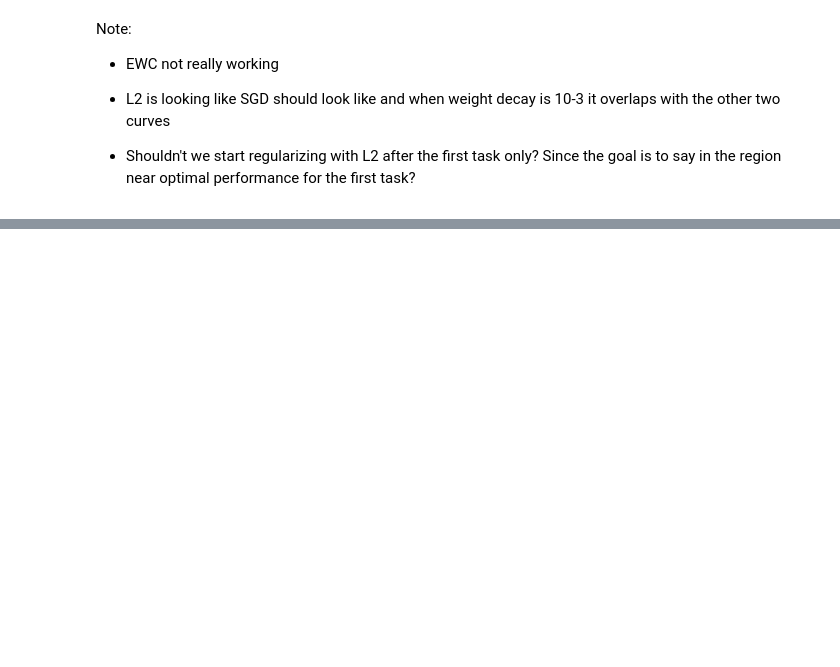
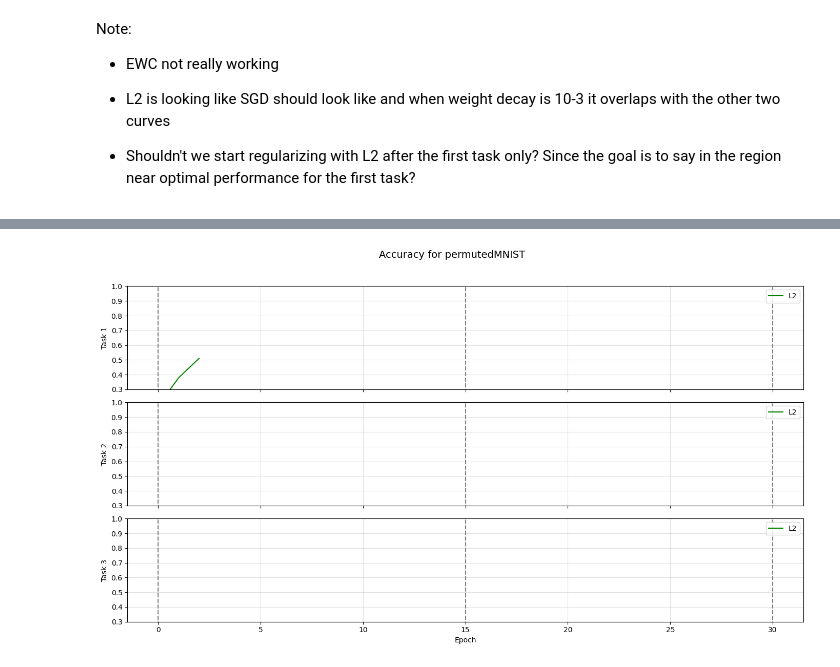
Before and after one commit to LinusCrugnola/foil_project, a Jupyter notebook: project.ipynb, the cells around one changed output, grey strips where cells are left out. Cells and saved outputs as stored; diff of their text form; code cells hidden in the pictures; blank space fills up the shorter version.

```diff
--- a/project.ipynb
+++ b/project.ipynb
@@ -374,3 +646,23 @@ num_epochs = 20
 lambda_ewc = 15  # Regularization strength
 
 train_accuracies_ewc, val_accuracies_ewc = train_sequential_tasks_ismail(model, perm_tasks, optimizer, num_epochs=num_epochs, early_stopping=True, ewc=True, lambda_ewc = lambda_ewc)
+# %%
+<<<<<<< LOCAL CELL DELETED >>>>>>>
+# Train with EWC
+model = Fcn(num_hidden_layers=2, hidden_size=400)
+
+optimizer = torch.optim.SGD(model.parameters(), lr=1e-3)
+num_epochs = 15
+criterion = nn.CrossEntropyLoss()
+early_stopping = False
+regularization = {"mode": "ewc", "hyperparameter": 400} # lambda_ewc = [20, 400, 1000]
+
+training_config = {
+    "optimizer": optimizer,
+    "num_epochs": num_epochs,
+    "criterion": criterion,
+    "early_stopping": early_stopping,
+    "regularization": regularization
+}
+print("***********permutation dataset***********")
+metrics_perm["ewc"] = train_sequential_tasks_ismail(model, perm_tasks, training_config=training_config)
@@ -390,0 +769,21 @@ train_accuracies_l2 = train_sequential_tasks(model, perm_tasks, optimizer, num_e
+# %%
+<<<<<<< LOCAL CELL DELETED >>>>>>>
+model = Fcn(num_hidden_layers=2, hidden_size=400)
+
+# they don't specify the weight decay in the paper, so I just chose 1e-3, maybe we should increase...
+optimizer = torch.optim.SGD(model.parameters(), lr=1e-3, weight_decay=1e-2)
+num_epochs = 15
+criterion = nn.CrossEntropyLoss()
+early_stopping = False
+regularization = {"mode": "l2", "hyperparameter": 1e-2}
+
+training_config = {
+    "optimizer": optimizer,
+    "num_epochs": num_epochs,
+    "criterion": criterion,
+    "early_stopping": early_stopping,
+    "regularization": regularization
+}
+print("***********permutation dataset***********")
+metrics_perm["l2"] = train_sequential_tasks(model, perm_tasks, optimizer, num_epochs=num_epochs, l2_reg = 1e-2)
+#train_sequential_tasks_ismail(model, perm_tasks, training_config=training_config)
@@ -425,0 +888,6 @@ plt.show()
+# %%
+<<<<<<< LOCAL CELL DELETED >>>>>>>
+plot_fig_2A(metrics_perm, num_epochs, "permutedMNIST")
+#plot_fig_2A(metrics_rot, num_epochs, "rotatedMNIST")
+# %% [output]
+[figure, added]
```
Also changed, not shown: parts of 17 cells of this notebook, 1 other file.
